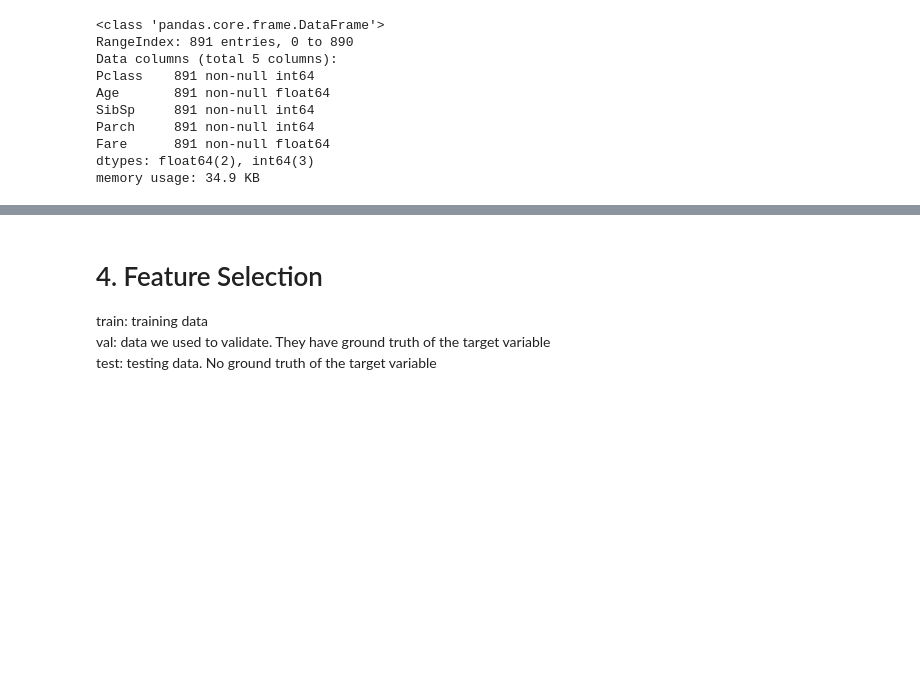
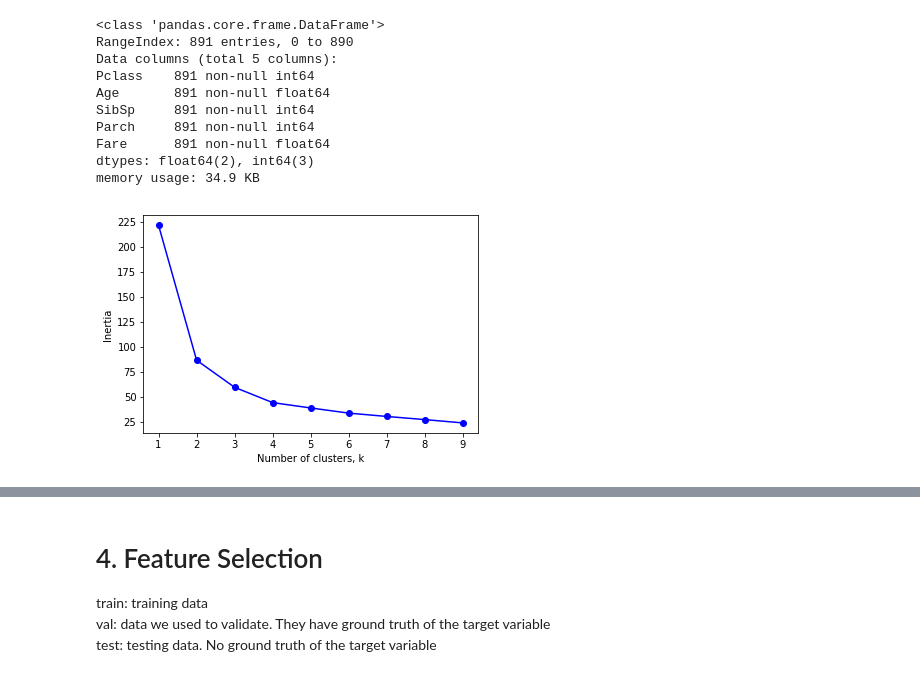
Before and after one commit to notha99y/EDA, a Jupyter notebook: Titanic.ipynb, the cells around one changed output, grey strips where cells are left out. Cells and saved outputs as stored; diff of their text form; code cells hidden in the pictures; blank space fills up the shorter version.

```diff
--- a/Titanic.ipynb
+++ b/Titanic.ipynb
@@ -284 +289,20 @@ memory usage: 34.9 KB
+# %%
+# inertias plot
+# good k is a low inertia (how tight the data is in a cluster) and not too high
+
+ks = range(1,10)
+inertias = []
+
+for k in ks:
+    k_mean = KMeans(n_clusters=k)
+    k_mean.fit(samples)
+    inertias.append(k_mean.inertia_)
+
+plt.plot(ks, inertias, '-o', c = 'b')
+plt.xlabel('Number of clusters, k')
+plt.ylabel('Inertia')
+plt.xticks(ks)
+plt.show()
+# %% [output]
+[figure, added]
 # %%
```
Also changed, not shown: parts of 5 cells of this notebook.
